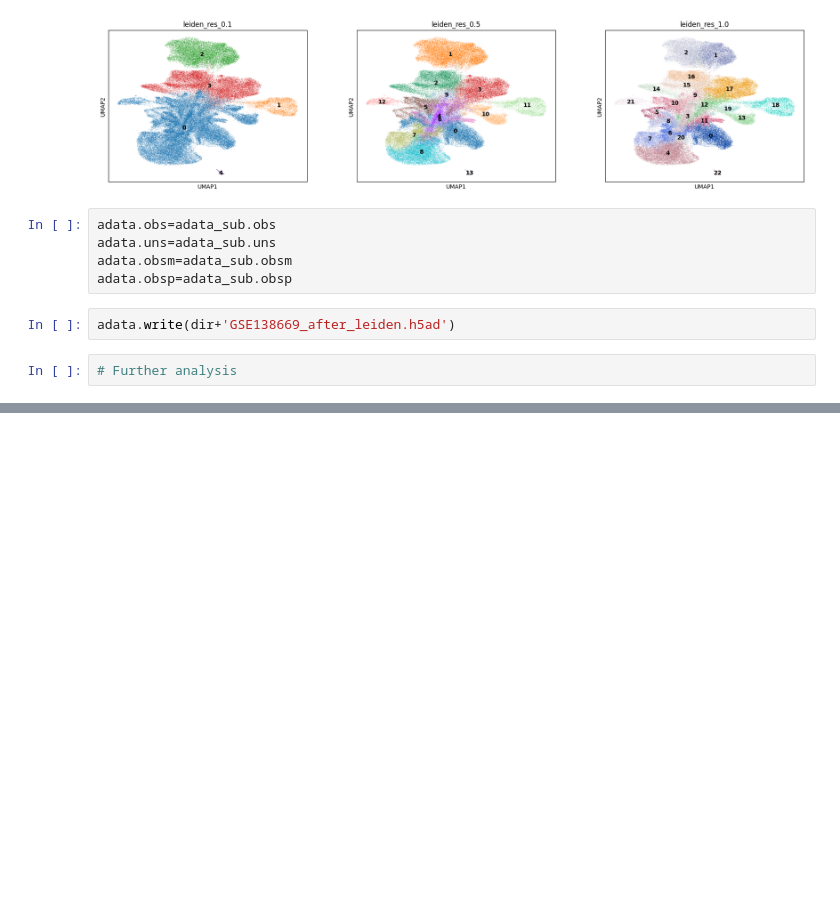
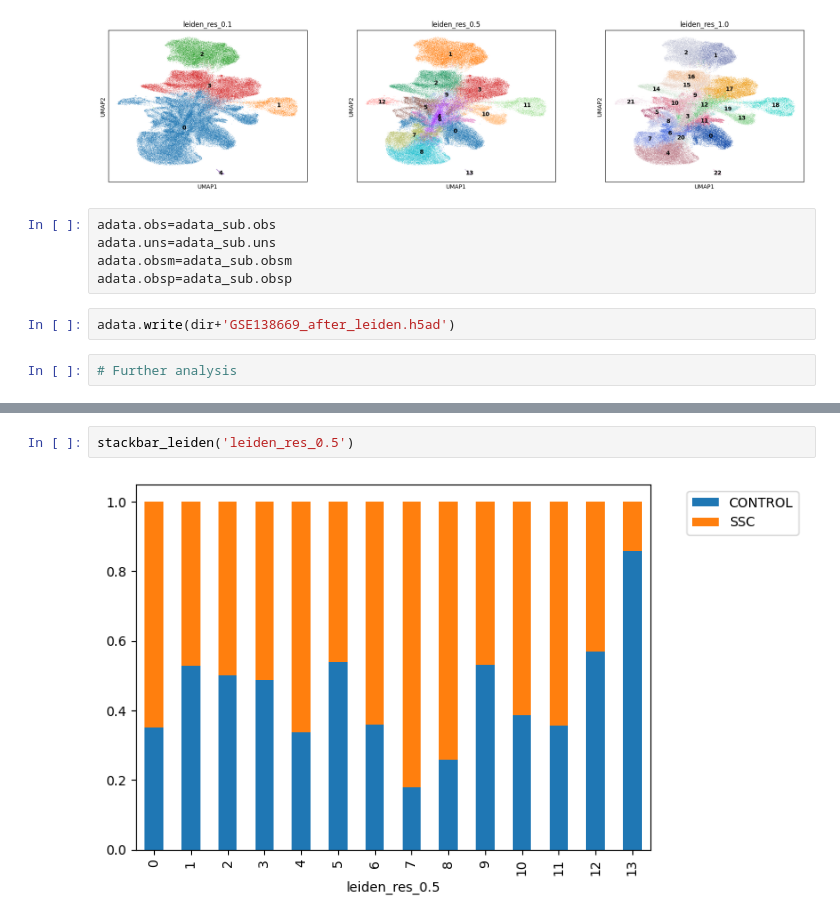
Before and after one commit to Vivian0105/Bioinformatics, a Jupyter notebook: scRNAseq_analysis.ipynb, the cells around one changed output, grey strips where cells are left out. Cells and saved outputs as stored; diff of their text form; blank space fills up the shorter version.

```diff
--- a/scRNAseq_analysis.ipynb
+++ b/scRNAseq_analysis.ipynb
@@ -225,0 +261,4 @@ adata.write(dir+'GSE138669_after_leiden.h5ad')
+# %%
+stackbar_leiden('leiden_res_0.5')
+# %% [output]
+[figure, added]
```
Also changed, not shown: parts of 18 cells of this notebook.
